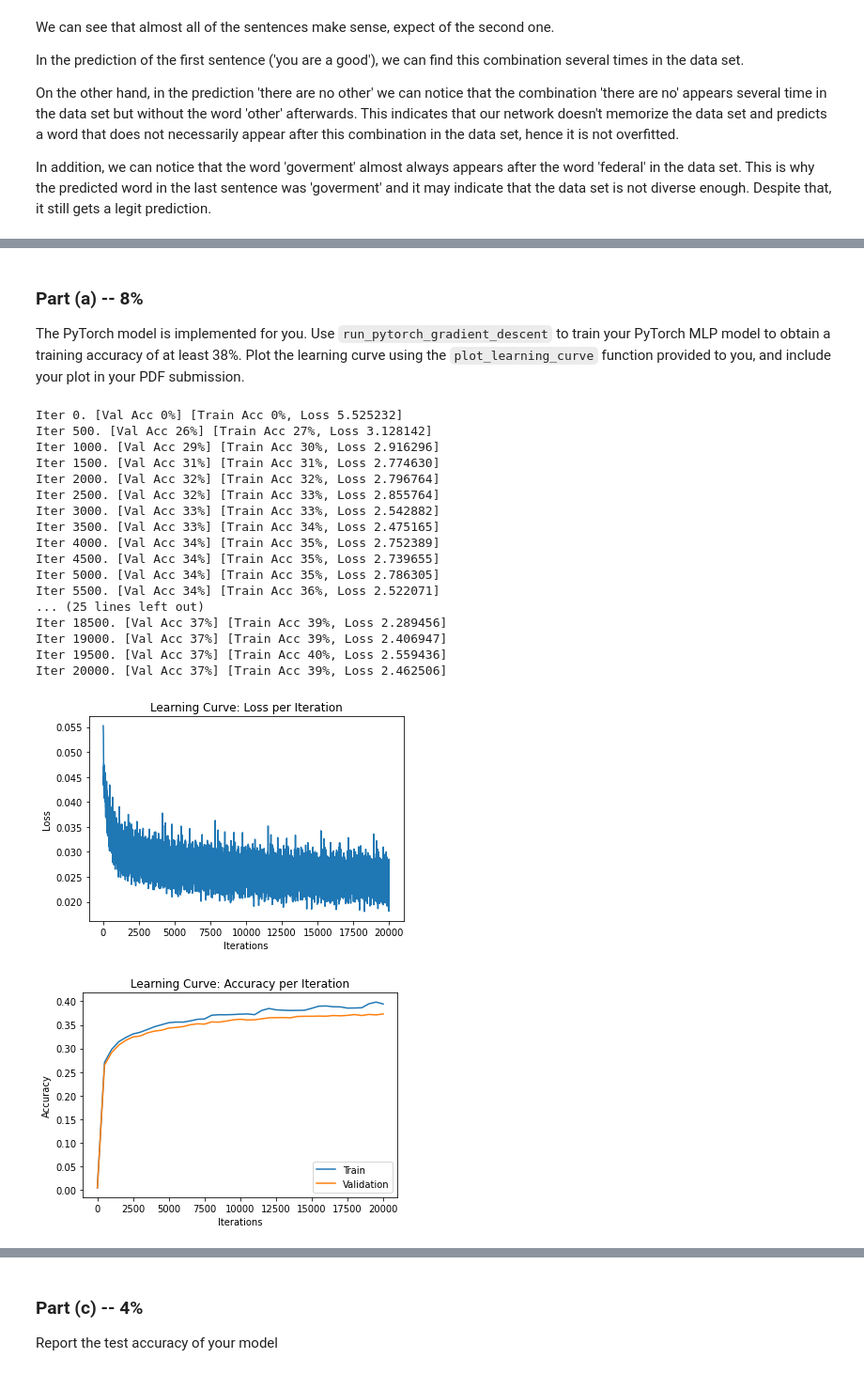
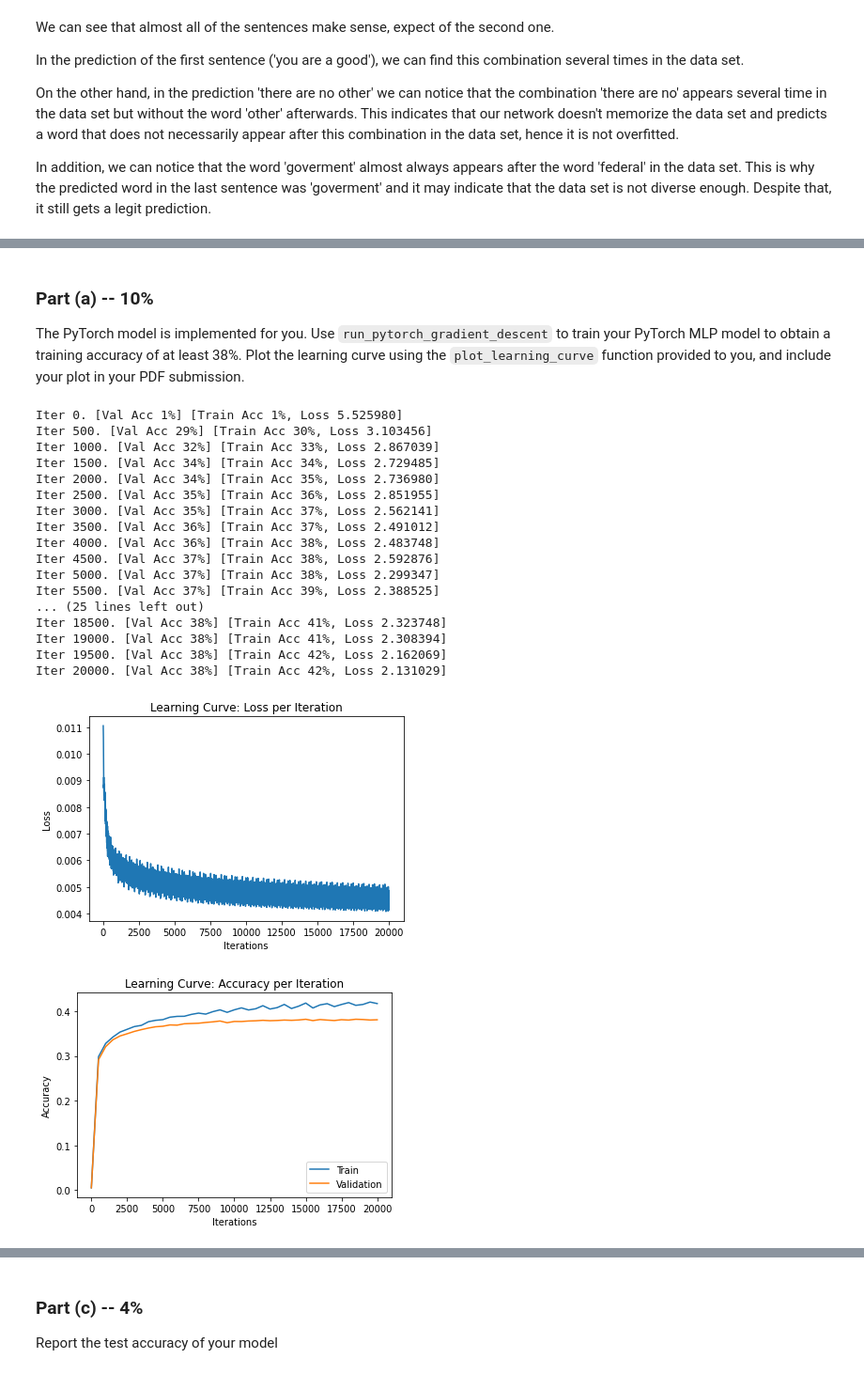
Before and after one commit to Yotamsil/DeepLearningEx2, a Jupyter notebook: Assignment2.ipynb, the cells around one changed output, grey strips where cells are left out. Shown: that part at 94% size. Saved outputs shown, nothing was run; the diff lists cells and outputs as text; code cells hidden in the pictures.

```diff
--- a/Assignment2.ipynb
+++ b/Assignment2.ipynb
@@ -518,7 +520,7 @@ is **not** fully-connected. Instead, we compute the representations of each
 of the three words **separately**. In addition, the first layer of the network
 will not use any biases. The reason for this will be clear in question 4.
 # %% [markdown]
-### Part (a) -- 8%
+### Part (a) -- 10%
 
 The PyTorch model is implemented for you. Use
 `run_pytorch_gradient_descent` to train
@@ -528,44 +530,44 @@ to you, and include your plot in your PDF submission.
 # %%
 class PyTorchWordEmb(nn.Module):
     def __init__(self, emb_size=100, num_hidden=300, vocab_size=250):
         super(PyTorchWordEmb, self).__init__()
         self.word_emb_layer = nn.Linear(vocab_size, emb_size, bias=False)
         self.fc_layer1 = nn.Linear(emb_size * 3, num_hidden)
         self.fc_layer2 = nn.Linear(num_hidden, 250)
         self.num_hidden = num_hidden
         self.emb_size = emb_size
     def forward(self, inp):
         embeddings = torch.relu(self.word_emb_layer(inp))
         embeddings = embeddings.reshape([-1, self.emb_size * 3])
         hidden = torch.relu(self.fc_layer1(embeddings))
         return self.fc_layer2(hidden)
 
 pytorch_wordemb= PyTorchWordEmb()
 
 result = run_pytorch_gradient_descent(pytorch_wordemb,
-                                      batch_size=100,
+                                      batch_size=500,
                                       learning_rate=0.001,
                                       weight_decay=0,
                                       max_iters=20000)
 plot_learning_curve(*result)
 # %% [output]
-Iter 0. [Val Acc 0%] [Train Acc 0%, Loss 5.525232]
-Iter 500. [Val Acc 26%] [Train Acc 27%, Loss 3.128142]
-Iter 1000. [Val Acc 29%] [Train Acc 30%, Loss 2.916296]
-Iter 1500. [Val Acc 31%] [Train Acc 31%, Loss 2.774630]
-Iter 2000. [Val Acc 32%] [Train Acc 32%, Loss 2.796764]
-Iter 2500. [Val Acc 32%] [Train Acc 33%, Loss 2.855764]
-Iter 3000. [Val Acc 33%] [Train Acc 33%, Loss 2.542882]
-Iter 3500. [Val Acc 33%] [Train Acc 34%, Loss 2.475165]
-Iter 4000. [Val Acc 34%] [Train Acc 35%, Loss 2.752389]
-Iter 4500. [Val Acc 34%] [Train Acc 35%, Loss 2.739655]
-Iter 5000. [Val Acc 34%] [Train Acc 35%, Loss 2.786305]
-Iter 5500. [Val Acc 34%] [Train Acc 36%, Loss 2.522071]
+Iter 0. [Val Acc 1%] [Train Acc 1%, Loss 5.525980]
+Iter 500. [Val Acc 29%] [Train Acc 30%, Loss 3.103456]
+Iter 1000. [Val Acc 32%] [Train Acc 33%, Loss 2.867039]
+Iter 1500. [Val Acc 34%] [Train Acc 34%, Loss 2.729485]
+Iter 2000. [Val Acc 34%] [Train Acc 35%, Loss 2.736980]
+Iter 2500. [Val Acc 35%] [Train Acc 36%, Loss 2.851955]
+Iter 3000. [Val Acc 35%] [Train Acc 37%, Loss 2.562141]
+Iter 3500. [Val Acc 36%] [Train Acc 37%, Loss 2.491012]
+Iter 4000. [Val Acc 36%] [Train Acc 38%, Loss 2.483748]
+Iter 4500. [Val Acc 37%] [Train Acc 38%, Loss 2.592876]
+Iter 5000. [Val Acc 37%] [Train Acc 38%, Loss 2.299347]
+Iter 5500. [Val Acc 37%] [Train Acc 39%, Loss 2.388525]
 ... (25 lines left out)
-Iter 18500. [Val Acc 37%] [Train Acc 39%, Loss 2.289456]
-Iter 19000. [Val Acc 37%] [Train Acc 39%, Loss 2.406947]
-Iter 19500. [Val Acc 37%] [Train Acc 40%, Loss 2.559436]
-Iter 20000. [Val Acc 37%] [Train Acc 39%, Loss 2.462506]
+Iter 18500. [Val Acc 38%] [Train Acc 41%, Loss 2.323748]
+Iter 19000. [Val Acc 38%] [Train Acc 41%, Loss 2.308394]
+Iter 19500. [Val Acc 38%] [Train Acc 42%, Loss 2.162069]
+Iter 20000. [Val Acc 38%] [Train Acc 42%, Loss 2.131029]
-[figure, old version]
+[figure, new version]
-[figure, old version]
+[figure, new version]
 # %% [markdown]
```
Also changed, not shown: parts of 29 cells of this notebook.
